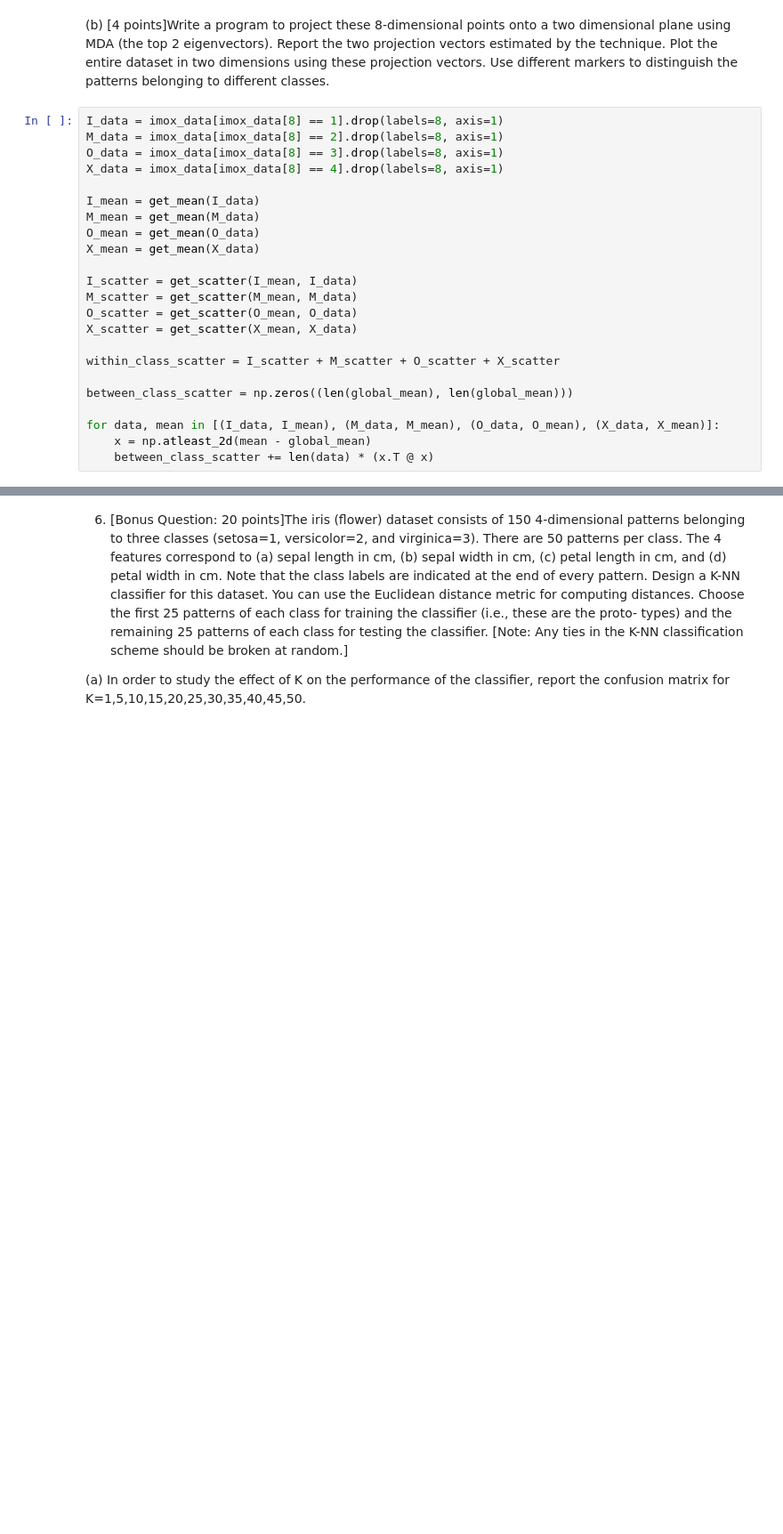
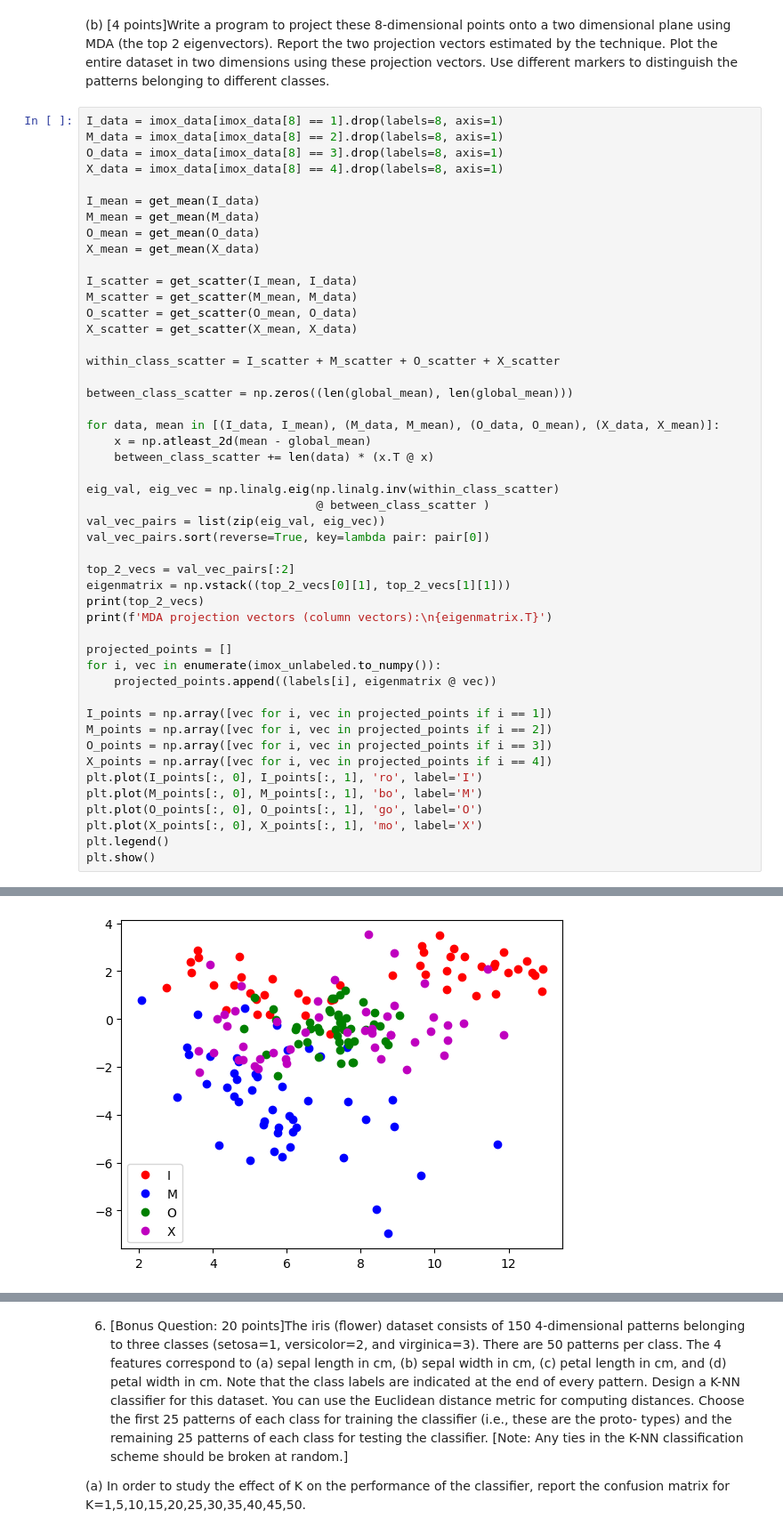
Before and after one commit to rikipls/CSE-802-Homework, a Jupyter notebook: hw4/hw4.ipynb, the cells around one changed output, grey strips where cells are left out. Shown: that part at 89% size. Saved outputs shown, nothing was run; the diff lists cells and outputs as text; blank space fills up the shorter version.

```diff
--- a/hw4/hw4.ipynb
+++ b/hw4/hw4.ipynb
@@ -97,4 +101,29 @@ between_class_scatter = np.zeros((len(global_mean), len(global_mean)))
 for data, mean in [(I_data, I_mean), (M_data, M_mean), (O_data, O_mean), (X_data, X_mean)]:
     x = np.atleast_2d(mean - global_mean)
     between_class_scatter += len(data) * (x.T @ x)
+
+eig_val, eig_vec = np.linalg.eig(np.linalg.inv(within_class_scatter)
+                                 @ between_class_scatter )
+val_vec_pairs = list(zip(eig_val, eig_vec))
+val_vec_pairs.sort(reverse=True, key=lambda pair: pair[0])
+
+top_2_vecs = val_vec_pairs[:2]
+eigenmatrix = np.vstack((top_2_vecs[0][1], top_2_vecs[1][1]))
+print(top_2_vecs)
+print(f'MDA projection vectors (column vectors):\n{eigenmatrix.T}')
+
+projected_points = []
+for i, vec in enumerate(imox_unlabeled.to_numpy()):
+    projected_points.append((labels[i], eigenmatrix @ vec))
+
+I_points = np.array([vec for i, vec in projected_points if i == 1])
+M_points = np.array([vec for i, vec in projected_points if i == 2])
+O_points = np.array([vec for i, vec in projected_points if i == 3])
+X_points = np.array([vec for i, vec in projected_points if i == 4])
+plt.plot(I_points[:, 0], I_points[:, 1], 'ro', label='I')
+plt.plot(M_points[:, 0], M_points[:, 1], 'bo', label='M')
+plt.plot(O_points[:, 0], O_points[:, 1], 'go', label='O')
+plt.plot(X_points[:, 0], X_points[:, 1], 'mo', label='X')
+plt.legend()
+plt.show()
 # %% [output]
@@ -101,0 +146 @@ for data, mean in [(I_data, I_mean), (M_data, M_mean), (O_data, O_mean), (X_data
+[figure, added]
```
Also changed, not shown: parts of 3 cells of this notebook.
